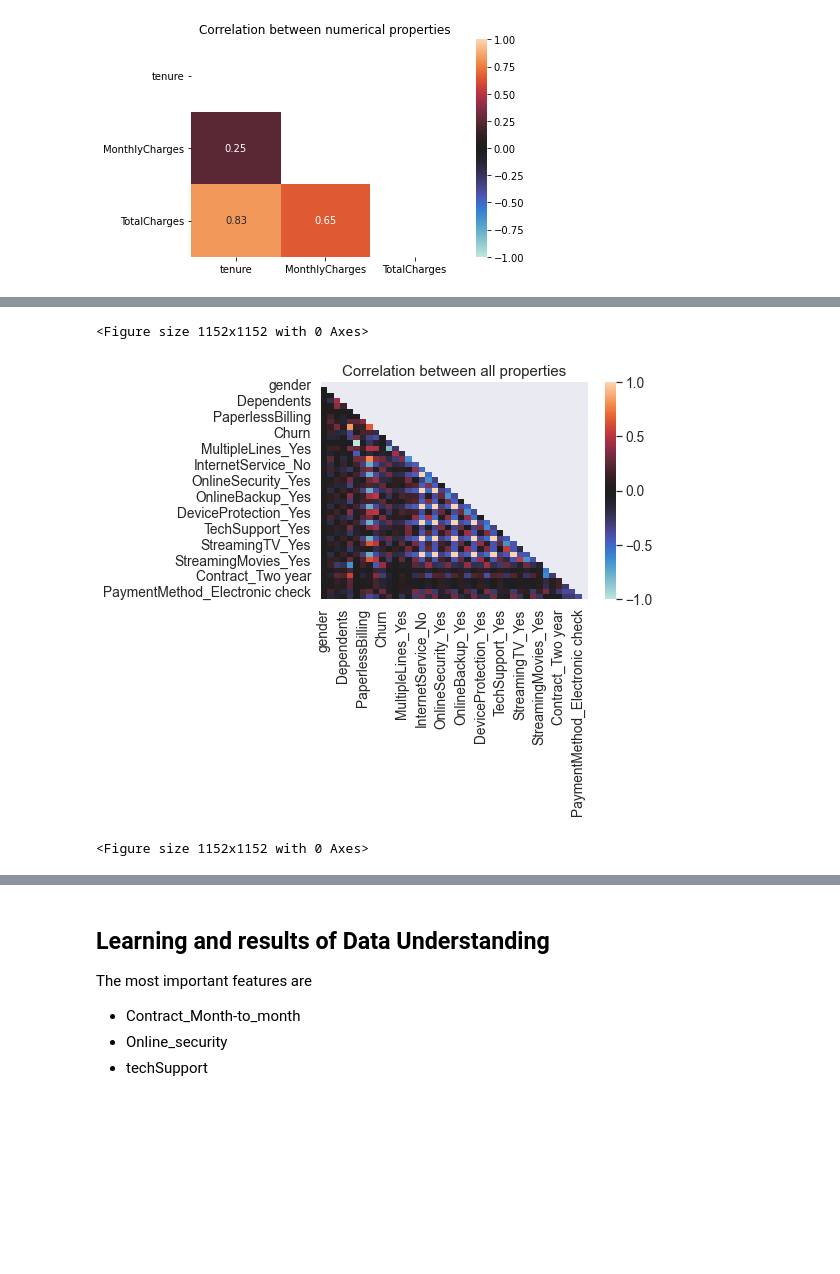
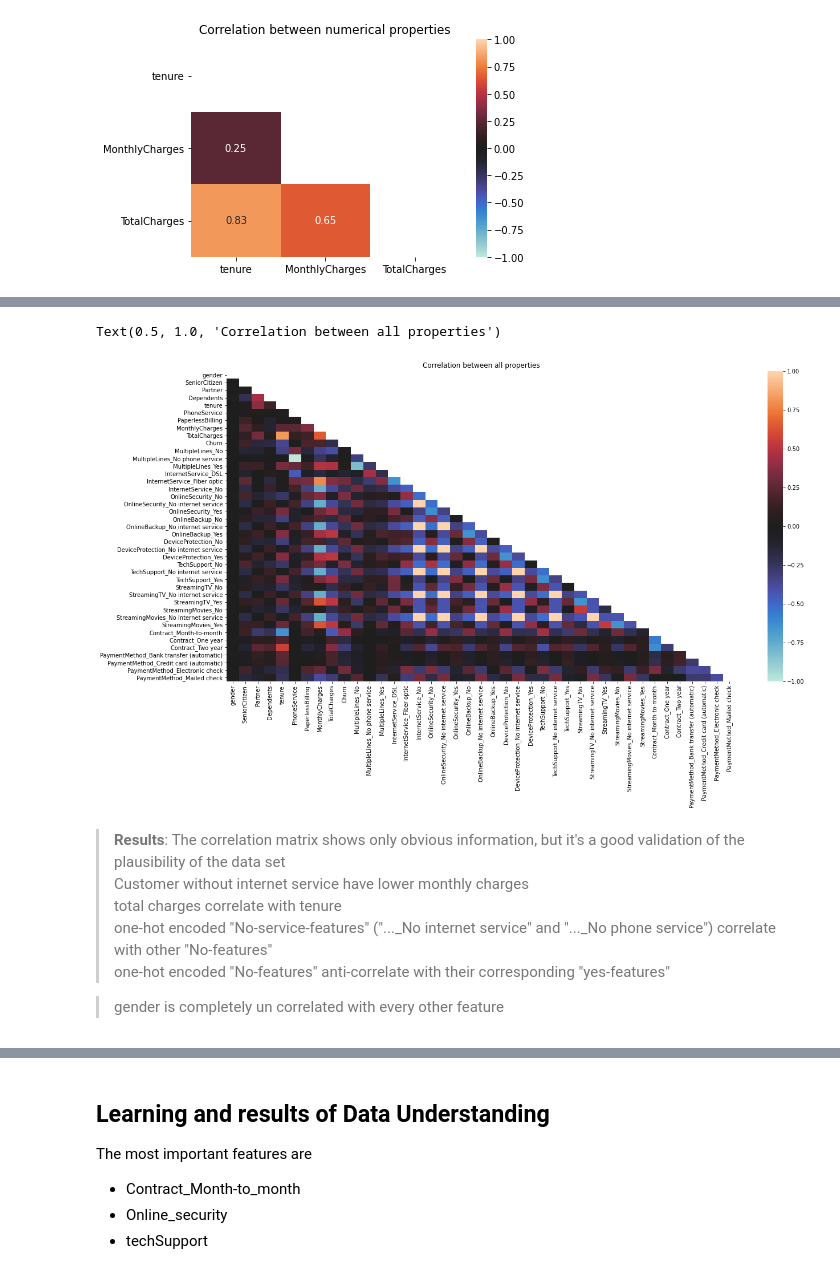
Before and after one commit to phisinger/Predict-telco-churn, a Jupyter notebook: notebooks/1-data_understanding_prerparation.ipynb, the cells around one changed output, grey strips where cells are left out. Saved outputs shown, nothing was run; the diff lists cells and outputs as text; code cells hidden in the pictures; blank space fills up the shorter version.

```diff
--- a/notebooks/1-data_understanding_prerparation.ipynb
+++ b/notebooks/1-data_understanding_prerparation.ipynb
@@ -206,15 +205,22 @@ num_data.describe()
 # %%
 ## revisit correlation
-plt.title("Correlation between all properties")
 corr = num_data.corr()
 mask = np.zeros_like(corr)
 mask[np.triu_indices_from(mask)] = True
-sns.heatmap(corr, vmin = -1, vmax = 1, center = 0, mask=mask, annot=False)
-plt.figure(figsize=(16,16))
+fig, ax = plt.subplots(figsize=(20,10))
+sns.heatmap(corr, vmin = -1, vmax = 1, center = 0, mask=mask, annot=False, ax=ax )
+plt.title("Correlation between all properties")
 # %% [output]
-<Figure size 1152x1152 with 0 Axes>
+Text(0.5, 1.0, 'Correlation between all properties')
-[figure, old version]
+[figure, new version]
-<Figure size 1152x1152 with 0 Axes>
+# %% [markdown]
+> __Results__: The correlation matrix shows only obvious information, but it's a good validation of the plausibility of the data set
+> Customer without internet service have lower monthly charges
+> total charges correlate with tenure
+> one-hot encoded "No-service-features" ("..._No internet service" and "..._No phone service") correlate with other "No-features"
+> one-hot encoded "No-features" anti-correlate with their corresponding "yes-features"
+
+> gender is completely un correlated with every other feature
 # %%
 # select only features the most correlating with 'churn'
 n_features = 10
```
Also changed, not shown: parts of 13 cells of this notebook, 1 other file.
